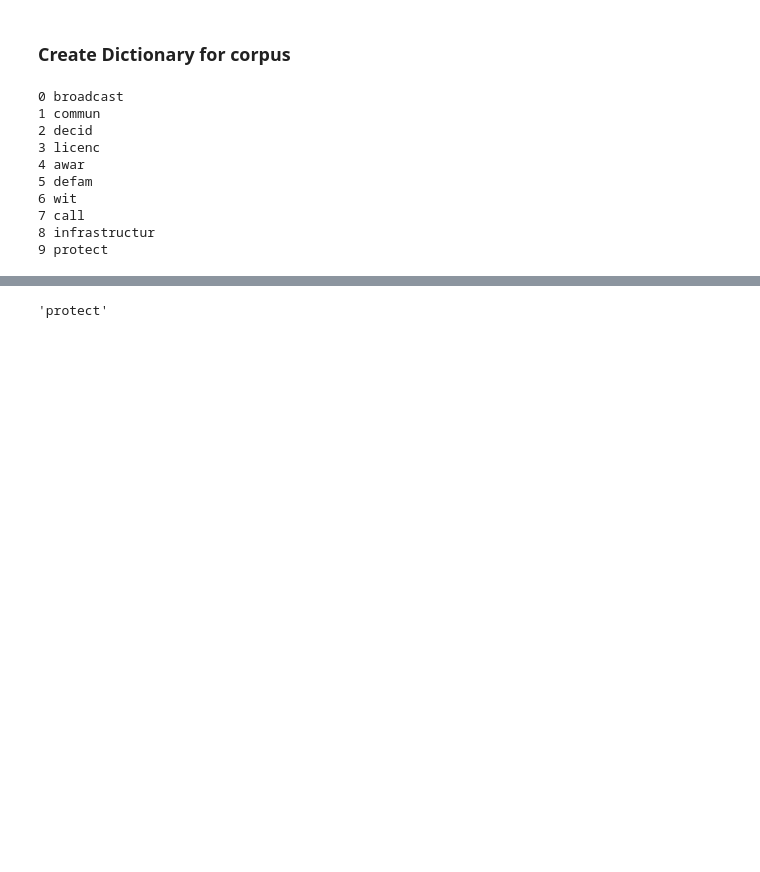
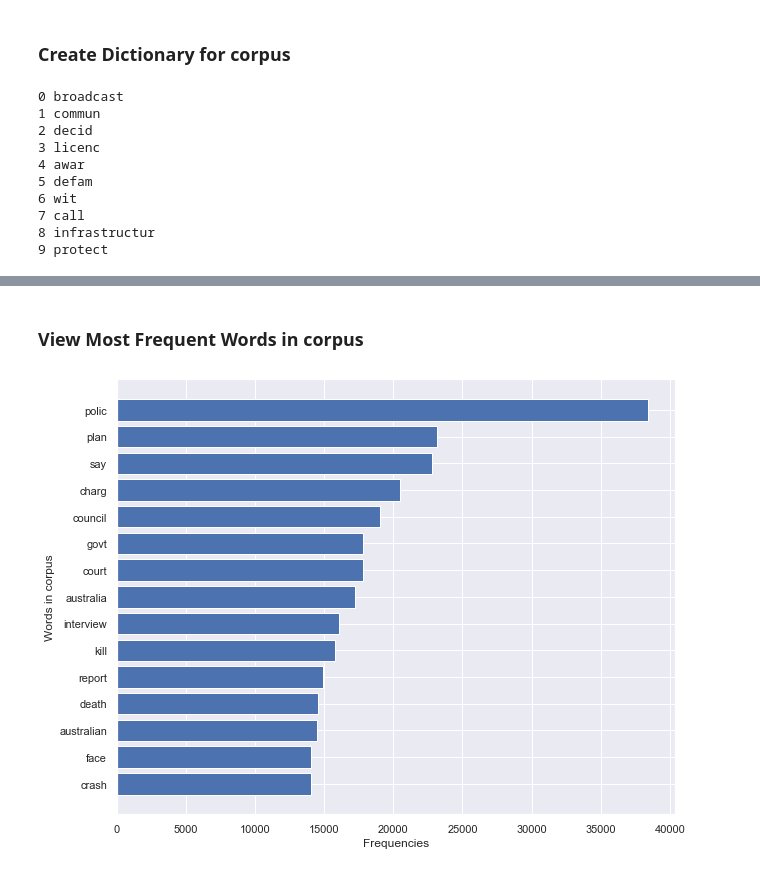
Before and after one commit to bhparijat/topic-modelling, a Jupyter notebook: topic modelling using LDA.ipynb, the cells around one changed output, grey strips where cells are left out. Drawn from its saved outputs; the diff is of its cells as text; code cells hidden in the pictures; blank space fills up the shorter version.

```diff
--- a/topic modelling using LDA.ipynb
+++ b/topic modelling using LDA.ipynb
@@ -190,4 +184,22 @@ TypeError: unhashable type: 'list'
-# %%
-dictionary[9]
-# %% [output]
-'protect'
+# %% [markdown]
+### View Most Frequent Words in corpus
+# %%
+w2c = list(word2cnt.items())
+# %%
+w2c.sort(key=lambda x:x[1],reverse=True)
+# %%
+words = [word for word,_ in w2c[:15]]
+counts = [count for _,count in w2c[:15]]
+# %%
+sns.set()
+fig,ax = plt.subplots()
+d = pd.DataFrame(data={"words":words[::-1],"counts":counts[::-1]})
+ax.barh(width = 'counts', y= 'words',data = d)
+ax.set_yticks(d['words'])
+fig.set_figheight(8)
+fig.set_figwidth(10)
+ax.set_ylabel("Words in corpus")
+ax.set_xlabel("Frequencies")
+plt.show()
+# %% [output]
+[figure, added]
```
Also changed, not shown: parts of 2 cells of this notebook.
